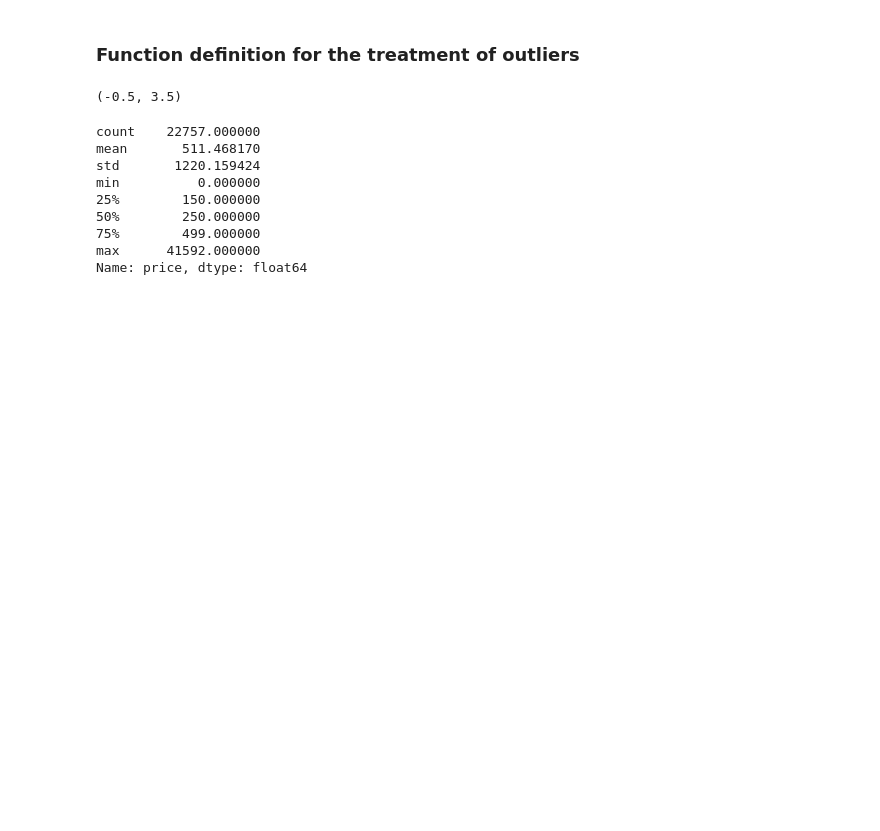
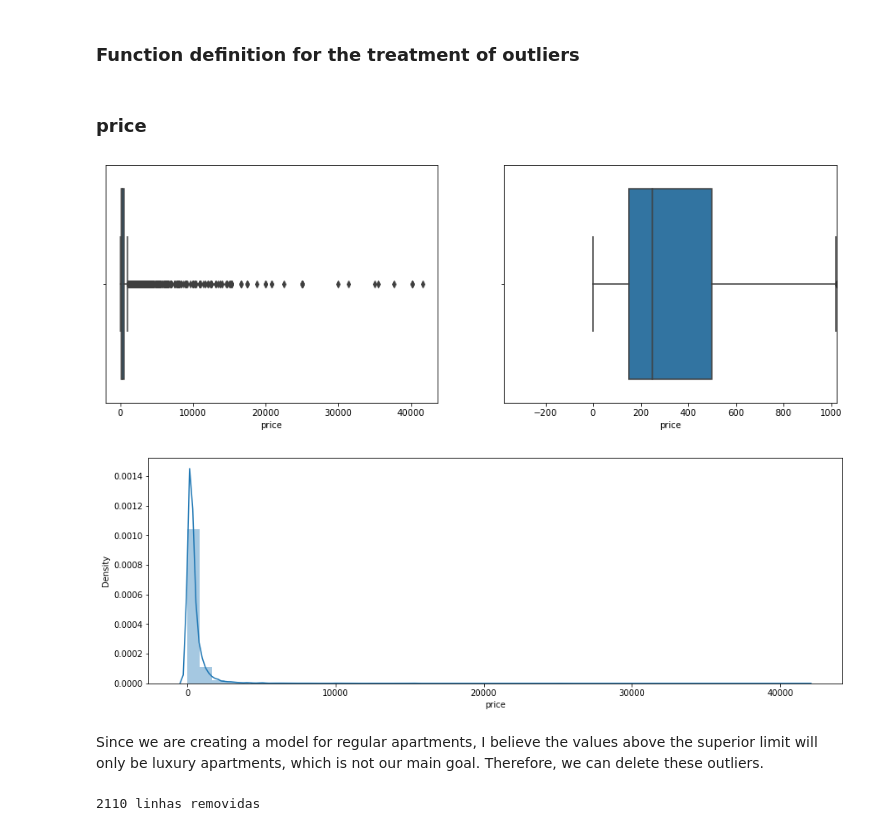
Before and after one commit to passosana/linear_regression_airbnb, a Jupyter notebook: [WIP] DS Project - Airbnb Analysis.ipynb, the cells around one changed output. Drawn from its saved outputs; the diff is of its cells as text; code cells hidden in the pictures; blank space fills up the shorter version.

```diff
--- a/[WIP] DS Project - Airbnb Analysis.ipynb
+++ b/[WIP] DS Project - Airbnb Analysis.ipynb
@@ -216,14 +216,16 @@ Name: 0, dtype: object
 # %% [markdown]
 - Since "price" and "extra people" are objects and not floats, we are going to change the column type
 # %%
-# price - float32 uses less storage space hence it is recommended to use it than float64
-df['price'] = df['price'].astype(str).replace('$', '')
-df['price'] = df['price'].astype(str).replace(',','')
+# price - float32 uses less storage space hence it is recommended over float64
+df['price'] = df['price'].astype(str).replace('$','')
+df['price'] = df['price'].str.replace(',','')
 df['price'] = df['price'].astype(np.float32, copy = False)
+
+
 
 # extra people
 df['extra_people'] = df['extra_people'].astype(str).replace('$','')
-df['extra_people'] = df['extra_people'].astype(str).replace(',','')
+df['extra_people'] = df['extra_people'].str.replace(',','')
 df['extra_people'] = df['extra_people'].astype(np.float32, copy = False)
 
 print(df.dtypes)
@@ -272,12 +281,26 @@ def limites(coluna):
 # %%
+def boxplot(coluna):
+    fig, (ax1, ax2) = plt.subplots(1, 2)
+    fig.set_size_inches(15, 5)
+    sns.boxplot(x= coluna, ax = ax1)
+    ax2.set_xlim(limites(coluna))
+    sns.boxplot(x = coluna, ax = ax2)
+
+def histogram(coluna):
+    plt.figure(figsize =(15, 5))
+    sns.distplot(coluna, hist = True)
-# %% [output]
-(-0.5, 3.5)
-count    22757.000000
-mean       511.468170
-std       1220.159424
-min          0.000000
-25%        150.000000
-50%        250.000000
-75%        499.000000
-max      41592.000000
-Name: price, dtype: float64
+# %% [markdown]
+### price
+# %%
+boxplot(df['price'])
+histogram(df['price'])
+# %% [output]
+[figure, added]
+[figure, added]
+# %% [markdown]
+Since we are creating a model for regular apartments, I believe the values above the superior limit will only be luxury apartments, which is not our main goal. Therefore, we can delete these outliers.
+# %%
+df, linhas_removidas = excluir_outliers(df, 'price')
+print('{} linhas removidas'.format(linhas_removidas))
+# %% [output]
+2110 linhas removidas
```
Also changed, not shown: parts of 7 cells of this notebook.
